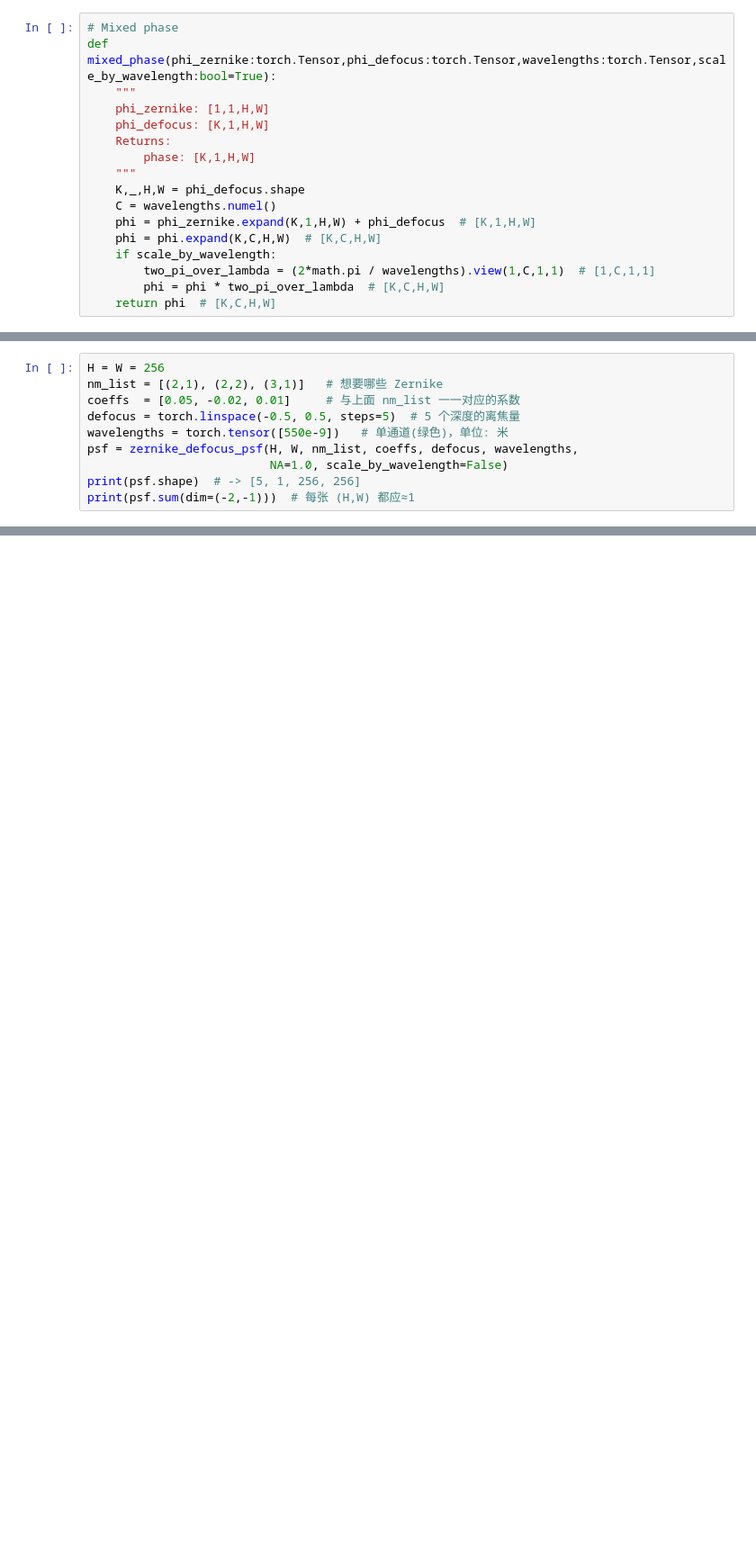
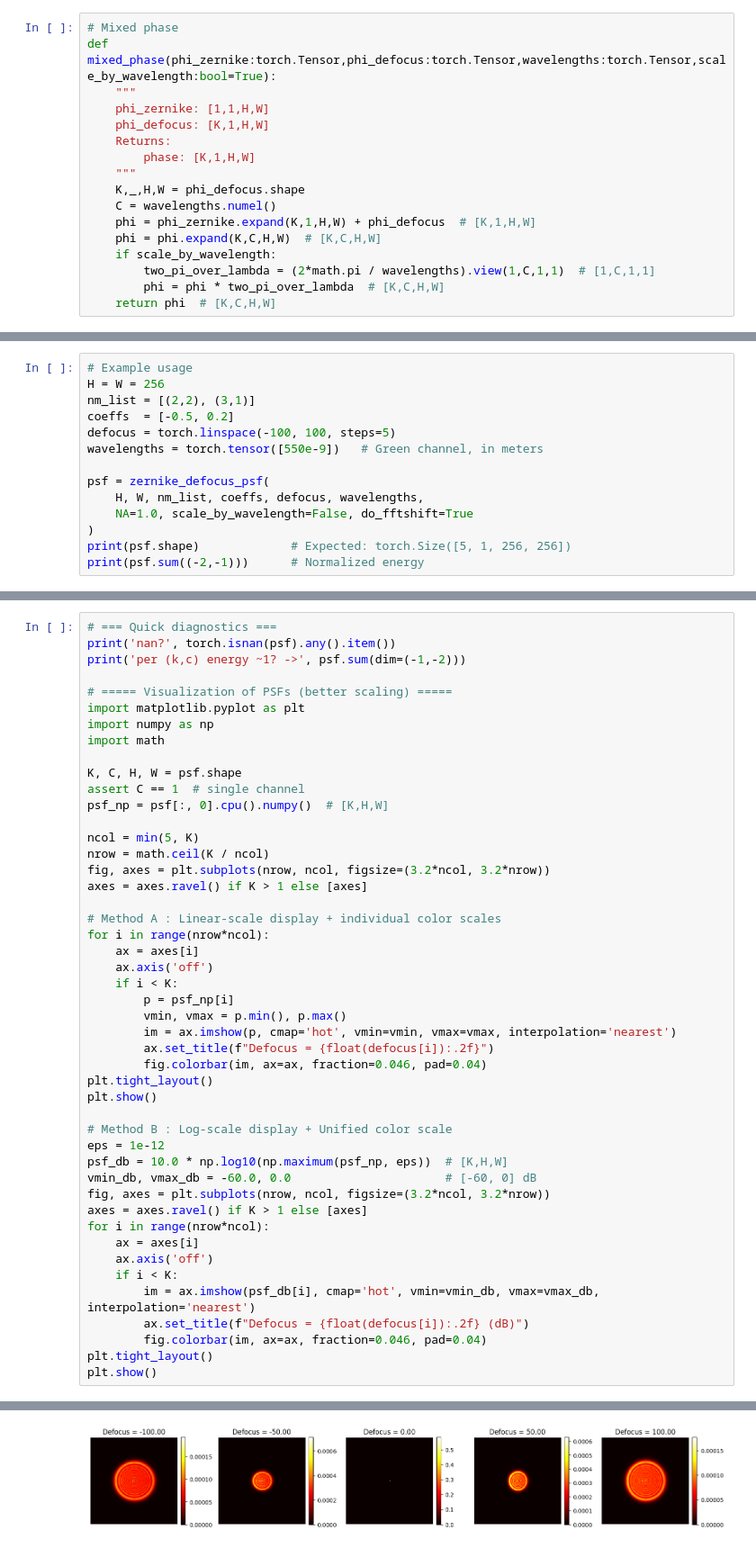
Before and after one commit to ZhimingCUHK/EDOF-Meta-bifocal, a Jupyter notebook: optics_fft_demo.ipynb, the cells around one changed output, grey strips where cells are left out. Shown at 90% size. Drawn from its saved outputs; the diff is of its cells as text; blank space fills up the shorter version.

Commit message:
Using poppy to simulate PSF and visualize a demo

```diff
--- a/optics_fft_demo.ipynb
+++ b/optics_fft_demo.ipynb
@@ -146,14 +159,18 @@ def zernike_defocus_psf(H,W,nm_list,coeffs,defocus_amounts,wavelengths,NA=1.0,sc
 
     return psf  # [K,C,H,W]
 # %%
+# Example usage
 H = W = 256
-nm_list = [(2,1), (2,2), (3,1)]   # 想要哪些 Zernike
-coeffs  = [0.05, -0.02, 0.01]     # 与上面 nm_list 一一对应的系数
-defocus = torch.linspace(-0.5, 0.5, steps=5)  # 5 个深度的离焦量
-wavelengths = torch.tensor([550e-9])   # 单通道(绿色)，单位: 米
-psf = zernike_defocus_psf(H, W, nm_list, coeffs, defocus, wavelengths,
-                          NA=1.0, scale_by_wavelength=False)
-print(psf.shape)  # -> [5, 1, 256, 256]
-print(psf.sum(dim=(-2,-1)))  # 每张 (H,W) 都应≈1
+nm_list = [(2,2), (3,1)]
+coeffs  = [-0.5, 0.2]
+defocus = torch.linspace(-100, 100, steps=5)
+wavelengths = torch.tensor([550e-9])   # Green channel, in meters
+
+psf = zernike_defocus_psf(
+    H, W, nm_list, coeffs, defocus, wavelengths,
+    NA=1.0, scale_by_wavelength=False, do_fftshift=True
+)
+print(psf.shape)             # Expected: torch.Size([5, 1, 256, 256])
+print(psf.sum((-2,-1)))      # Normalized energy
 # %% [output]
 torch.Size([5, 1, 256, 256])
@@ -164,0 +182,48 @@ tensor([[nan],
+# %%
+# === Quick diagnostics ===
+print('nan?', torch.isnan(psf).any().item())
+print('per (k,c) energy ~1? ->', psf.sum(dim=(-1,-2)))
+
+# ===== Visualization of PSFs (better scaling) =====
+import matplotlib.pyplot as plt
+import numpy as np
+import math
+
+K, C, H, W = psf.shape
+assert C == 1  # single channel
+psf_np = psf[:, 0].cpu().numpy()  # [K,H,W]
+
+ncol = min(5, K)
+nrow = math.ceil(K / ncol)
+fig, axes = plt.subplots(nrow, ncol, figsize=(3.2*ncol, 3.2*nrow))
+axes = axes.ravel() if K > 1 else [axes]
+
+# Method A : Linear-scale display + individual color scales
+for i in range(nrow*ncol):
+    ax = axes[i]
+    ax.axis('off')
+    if i < K:
+        p = psf_np[i]
+        vmin, vmax = p.min(), p.max()
+        im = ax.imshow(p, cmap='hot', vmin=vmin, vmax=vmax, interpolation='nearest')
+        ax.set_title(f"Defocus = {float(defocus[i]):.2f}")
+        fig.colorbar(im, ax=ax, fraction=0.046, pad=0.04)
+plt.tight_layout()
+plt.show()
+
+# Method B : Log-scale display + Unified color scale
+eps = 1e-12
+psf_db = 10.0 * np.log10(np.maximum(psf_np, eps))  # [K,H,W]
+vmin_db, vmax_db = -60.0, 0.0                      # [-60, 0] dB
+fig, axes = plt.subplots(nrow, ncol, figsize=(3.2*ncol, 3.2*nrow))
+axes = axes.ravel() if K > 1 else [axes]
+for i in range(nrow*ncol):
+    ax = axes[i]
+    ax.axis('off')
+    if i < K:
+        im = ax.imshow(psf_db[i], cmap='hot', vmin=vmin_db, vmax=vmax_db, interpolation='nearest')
+        ax.set_title(f"Defocus = {float(defocus[i]):.2f} (dB)")
+        fig.colorbar(im, ax=ax, fraction=0.046, pad=0.04)
+plt.tight_layout()
+plt.show()
+# %% [output]
@@ -164,0 +236 @@ tensor([[nan],
+[figure, added]
```
Also changed, not shown: parts of 5 cells of this notebook.
